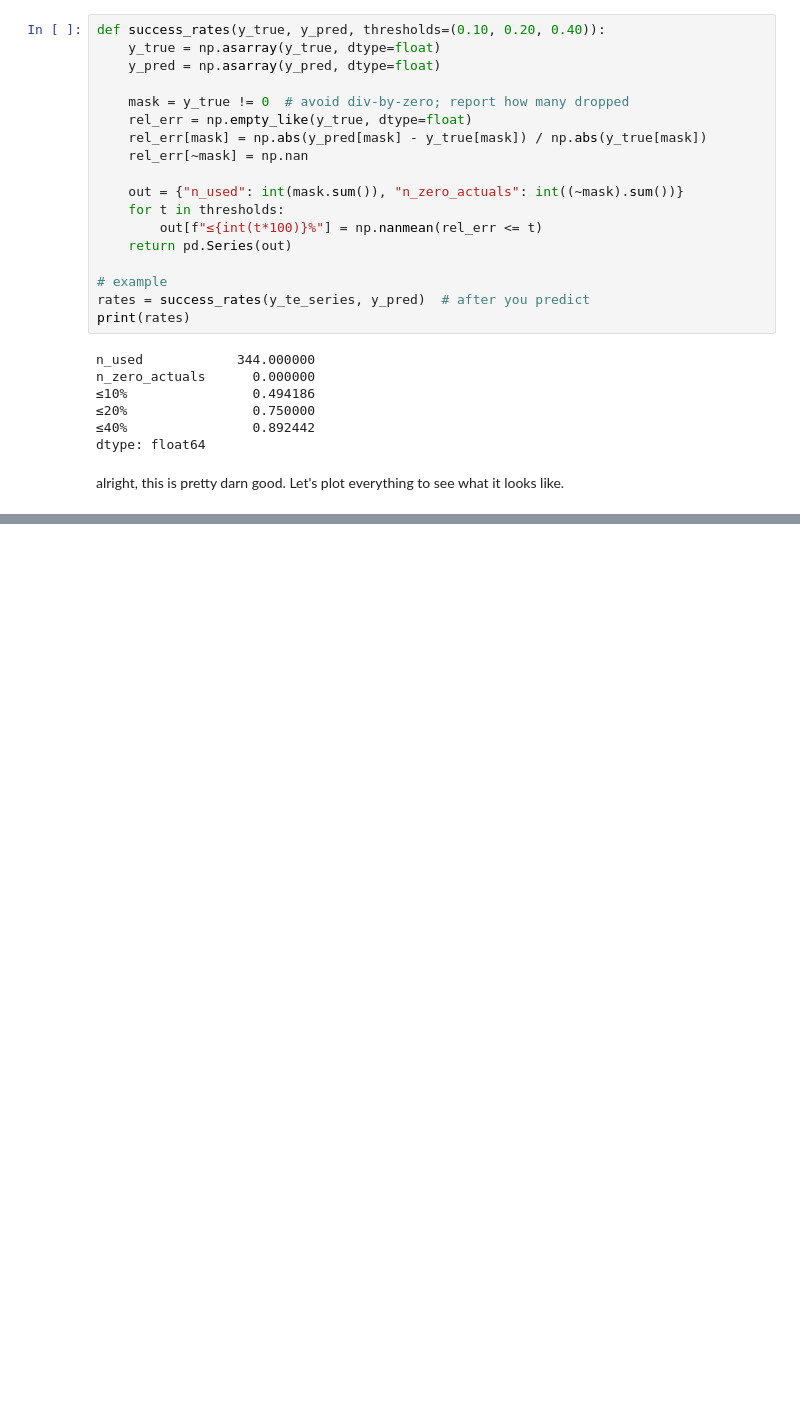
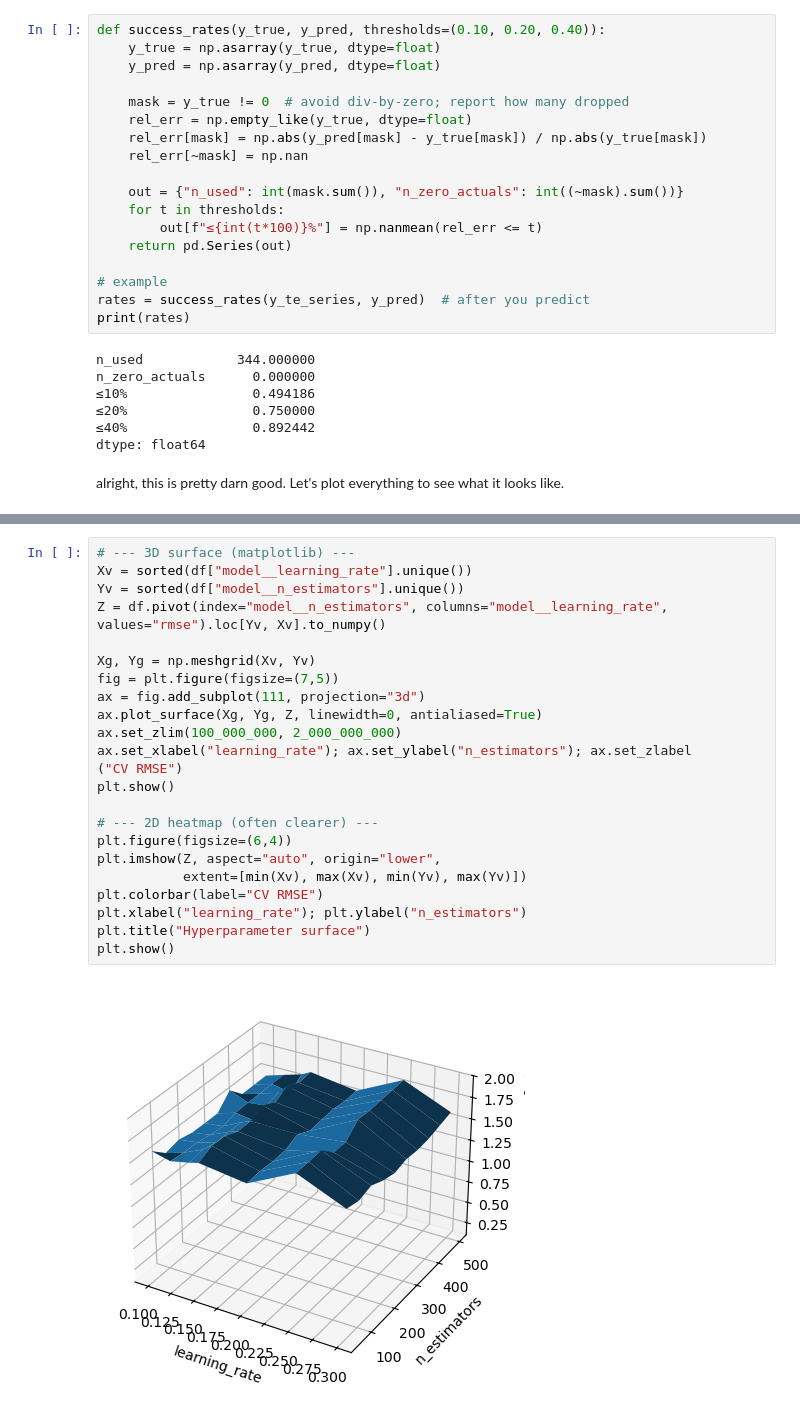
Before and after one commit to tmacpherson6/machine_learning_in_fundamental_valuations, a Jupyter notebook: Notebooks/Thomas/10 - Hyperparameter Tuning.ipynb, the cells around one changed output, grey strips where cells are left out. Drawn from its saved outputs; the diff is of its cells as text; blank space fills up the shorter version.

```diff
--- a/Notebooks/Thomas/10 - Hyperparameter Tuning.ipynb
+++ b/Notebooks/Thomas/10 - Hyperparameter Tuning.ipynb
@@ -340,0 +473,25 @@ pred_vs_actual_chart = scatter_xy + diag + r2_text
+# %%
+# --- 3D surface (matplotlib) ---
+Xv = sorted(df["model__learning_rate"].unique())
+Yv = sorted(df["model__n_estimators"].unique())
+Z = df.pivot(index="model__n_estimators", columns="model__learning_rate", values="rmse").loc[Yv, Xv].to_numpy()
+
+Xg, Yg = np.meshgrid(Xv, Yv)
+fig = plt.figure(figsize=(7,5))
+ax = fig.add_subplot(111, projection="3d")
+ax.plot_surface(Xg, Yg, Z, linewidth=0, antialiased=True)
+ax.set_zlim(100_000_000, 2_000_000_000)
+ax.set_xlabel("learning_rate"); ax.set_ylabel("n_estimators"); ax.set_zlabel
+("CV RMSE")
+plt.show()
+
+# --- 2D heatmap (often clearer) ---
+plt.figure(figsize=(6,4))
+plt.imshow(Z, aspect="auto", origin="lower",
+           extent=[min(Xv), max(Xv), min(Yv), max(Yv)])
+plt.colorbar(label="CV RMSE")
+plt.xlabel("learning_rate"); plt.ylabel("n_estimators")
+plt.title("Hyperparameter surface")
+plt.show()
+# %% [output]
+[figure, added]
```
Also changed, not shown: parts of 7 cells of this notebook.
